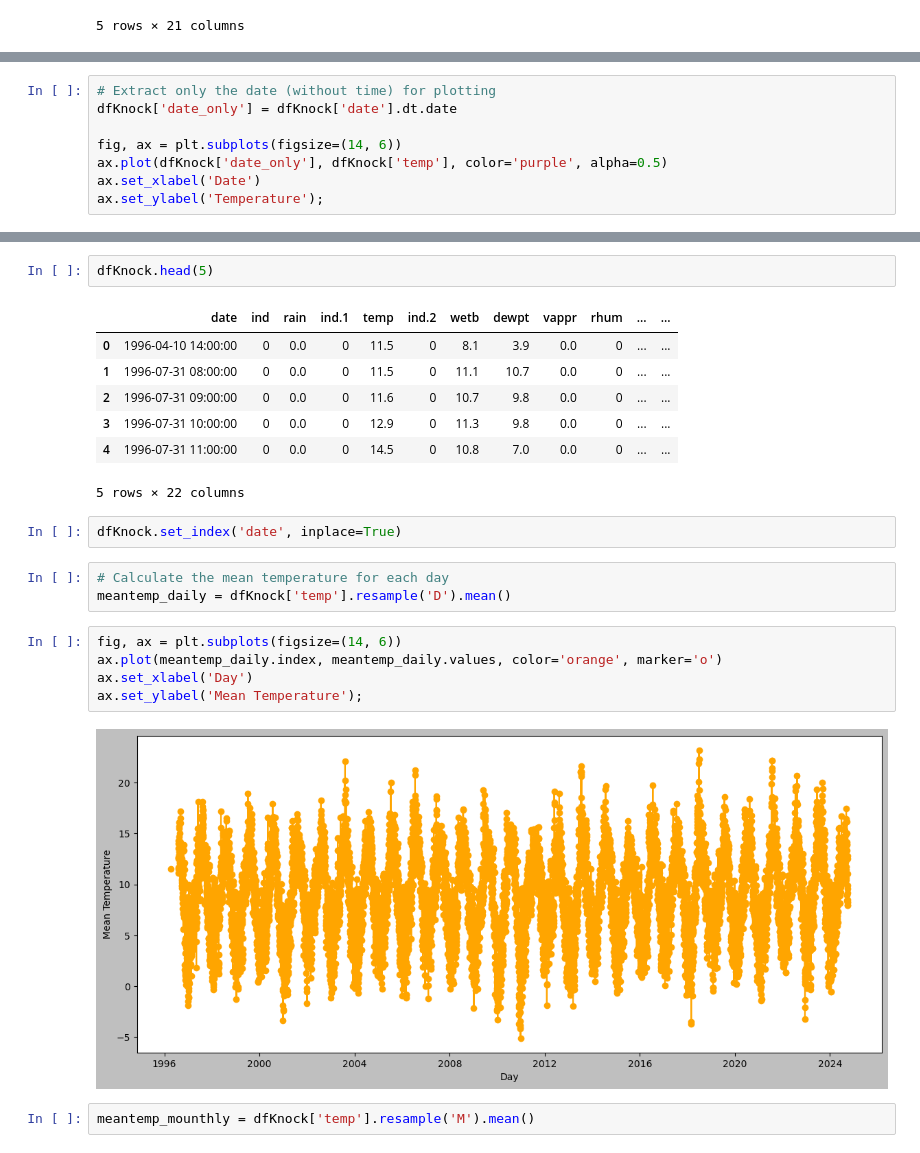
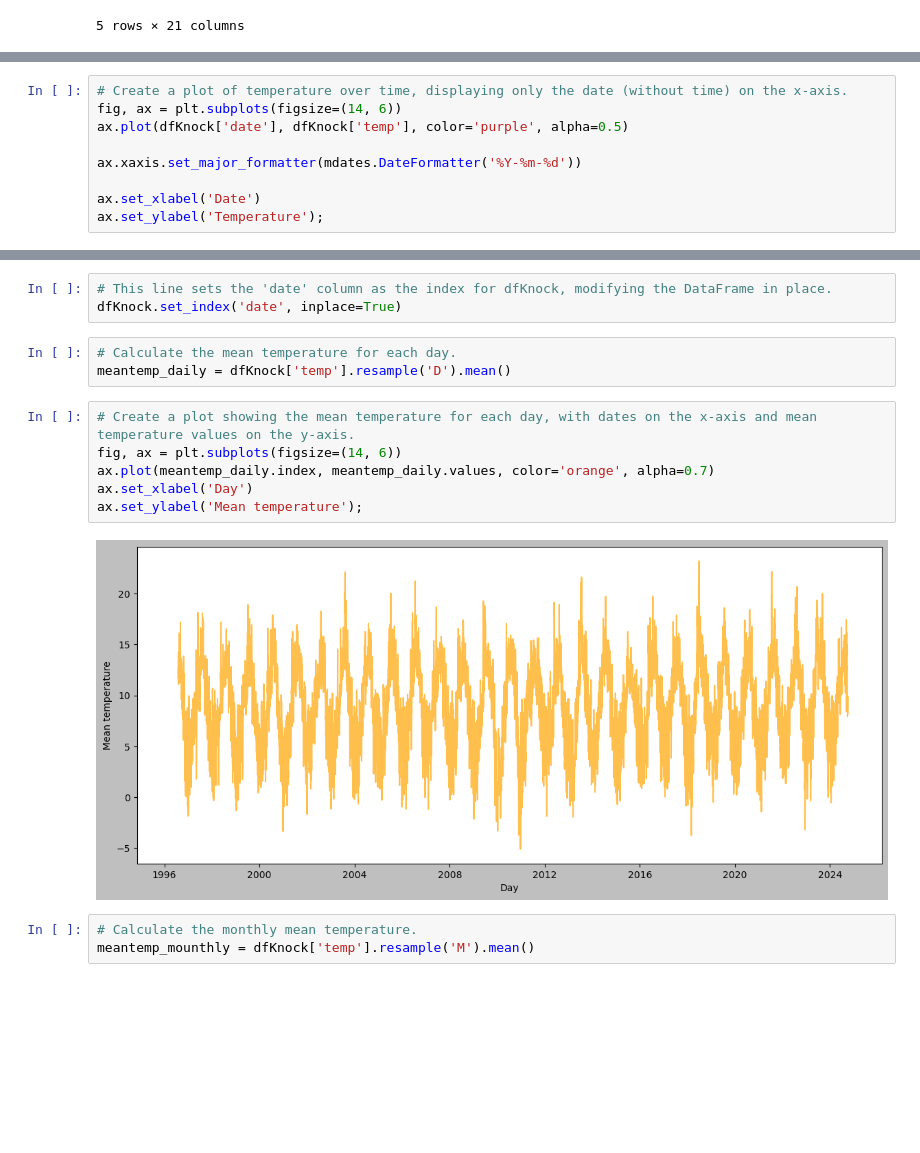
Before and after one commit to YuliiaKharchenko/PFDA, a Jupyter notebook: assignments/assignment_6_Weather.ipynb, the cells around one changed output, grey strips where cells are left out. Drawn from its saved outputs; the diff is of its cells as text; blank space fills up the shorter version.

Commit message:
Assignment6 Knock airport Weather-done+references in README for Assignments

```diff
--- a/assignments/assignment_6_Weather.ipynb
+++ b/assignments/assignment_6_Weather.ipynb
@@ -98,10 +106,11 @@ dfKnock.head(5)
 plt.style.use("grayscale")
 # %%
-# Extract only the date (without time) for plotting
-dfKnock['date_only'] = dfKnock['date'].dt.date
+# Create a plot of temperature over time, displaying only the date (without time) on the x-axis.
+fig, ax = plt.subplots(figsize=(14, 6))
+ax.plot(dfKnock['date'], dfKnock['temp'], color='purple', alpha=0.5)
 
-fig, ax = plt.subplots(figsize=(14, 6))
-ax.plot(dfKnock['date_only'], dfKnock['temp'], color='purple', alpha=0.5)
+ax.xaxis.set_major_formatter(mdates.DateFormatter('%Y-%m-%d'))
+
 ax.set_xlabel('Date')
 ax.set_ylabel('Temperature');
 # %% [output]
@@ -109,25 +118,18 @@ ax.set_ylabel('Temperature');
-# %%
-dfKnock.head(5)
-# %% [output]
-|  | date | ind | rain | ind.1 | temp | ind.2 | wetb | dewpt | vappr | rhum | ... | ... |
-| 0 | 1996-04-10 14:00:00 | 0 | 0.0 | 0 | 11.5 | 0 | 8.1 | 3.9 | 0.0 | 0 | ... | ... |
-| 1 | 1996-07-31 08:00:00 | 0 | 0.0 | 0 | 11.5 | 0 | 11.1 | 10.7 | 0.0 | 0 | ... | ... |
-| 2 | 1996-07-31 09:00:00 | 0 | 0.0 | 0 | 11.6 | 0 | 10.7 | 9.8 | 0.0 | 0 | ... | ... |
-| 3 | 1996-07-31 10:00:00 | 0 | 0.0 | 0 | 12.9 | 0 | 11.3 | 9.8 | 0.0 | 0 | ... | ... |
-| 4 | 1996-07-31 11:00:00 | 0 | 0.0 | 0 | 14.5 | 0 | 10.8 | 7.0 | 0.0 | 0 | ... | ... |
-5 rows × 22 columns
-# %%
-dfKnock.set_index('date', inplace=True)
+# %%
+# This line sets the 'date' column as the index for dfKnock, modifying the DataFrame in place.
+dfKnock.set_index('date', inplace=True)
 # %%
-# Calculate the mean temperature for each day
+# Calculate the mean temperature for each day.
 meantemp_daily = dfKnock['temp'].resample('D').mean()
 # %%
+# Create a plot showing the mean temperature for each day, with dates on the x-axis and mean temperature values on the y-axis.
 fig, ax = plt.subplots(figsize=(14, 6))
-ax.plot(meantemp_daily.index, meantemp_daily.values, color='orange', marker='o')
+ax.plot(meantemp_daily.index, meantemp_daily.values, color='orange', alpha=0.7)
 ax.set_xlabel('Day')
-ax.set_ylabel('Mean Temperature');
+ax.set_ylabel('Mean temperature');
 # %% [output]
-[figure, old version]
+[figure, new version]
 # %%
+# Calculate the monthly mean temperature.
 meantemp_mounthly = dfKnock['temp'].resample('M').mean()
 # %%
```
Also changed, not shown: parts of 20 cells of this notebook, 1 other file.
